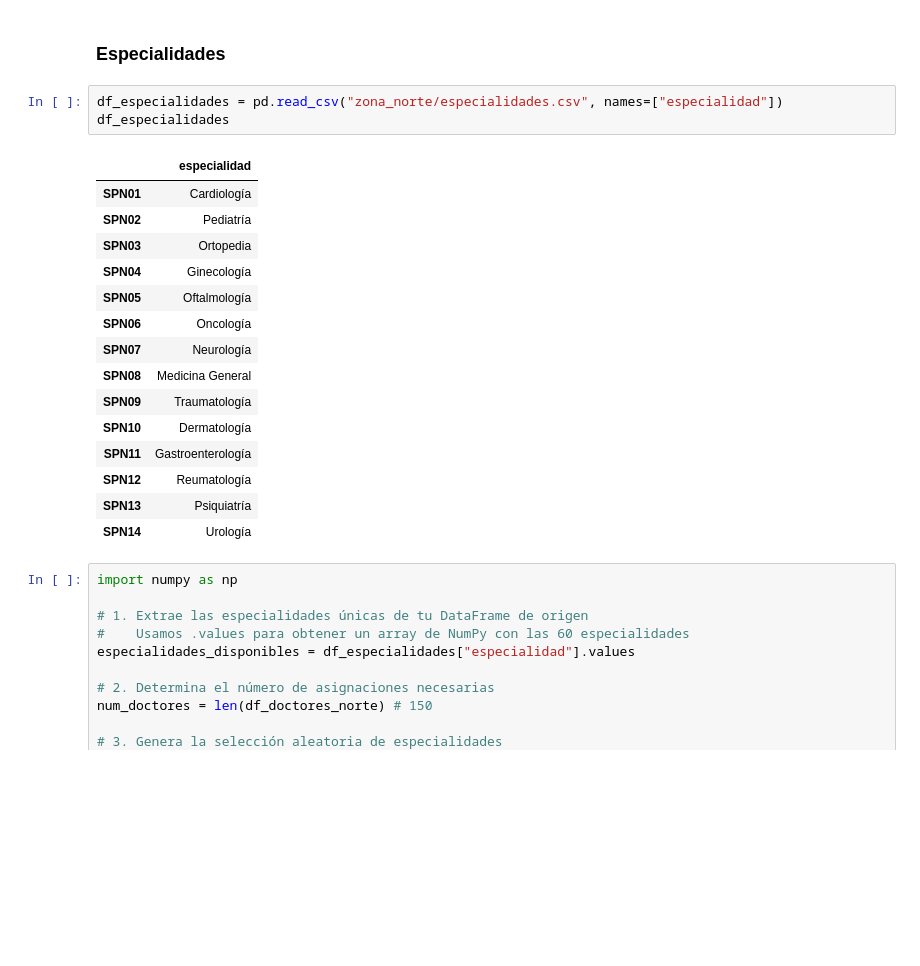
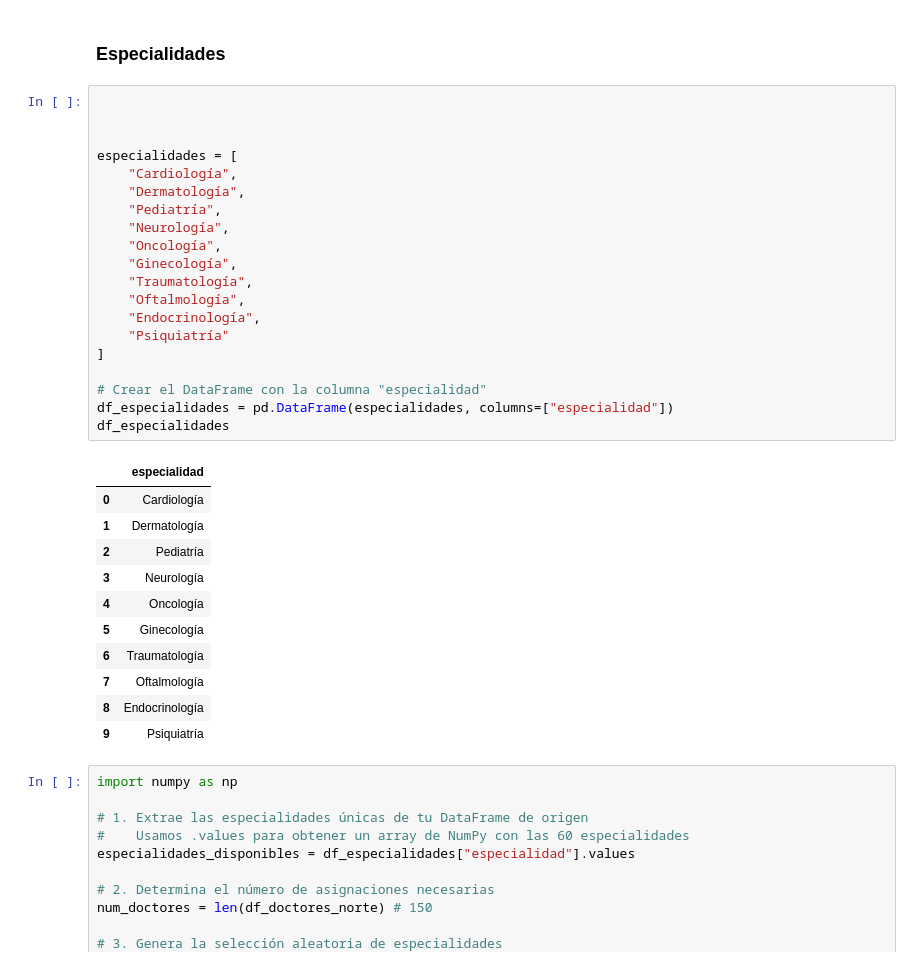
Before and after one commit to aldoSN003/almacenes-de-datos, a Jupyter notebook: Doctores.ipynb, the cells around one changed output. Drawn from its saved outputs; the diff is of its cells as text; blank space fills up the shorter version.

```diff
--- a/Doctores.ipynb
+++ b/Doctores.ipynb
@@ -299,24 +297,37 @@ df_doctores_norte
 # %% [markdown]
 ### Especialidades
 # %%
-df_especialidades = pd.read_csv("zona_norte/especialidades.csv", names=["especialidad"])
+
+
+
+especialidades = [
+    "Cardiología",
+    "Dermatología",
+    "Pediatría",
+    "Neurología",
+    "Oncología",
+    "Ginecología",
+    "Traumatología",
+    "Oftalmología",
+    "Endocrinología",
+    "Psiquiatría"
+]
+
+# Crear el DataFrame con la columna "especialidad"
+df_especialidades = pd.DataFrame(especialidades, columns=["especialidad"])
 df_especialidades
 # %% [output]
 |  | especialidad |
-| SPN01 | Cardiología |
-| SPN02 | Pediatría |
-| SPN03 | Ortopedia |
-| SPN04 | Ginecología |
-| SPN05 | Oftalmología |
-| SPN06 | Oncología |
-| SPN07 | Neurología |
-| SPN08 | Medicina General |
-| SPN09 | Traumatología |
-| SPN10 | Dermatología |
-| SPN11 | Gastroenterología |
-| SPN12 | Reumatología |
-| SPN13 | Psiquiatría |
-| SPN14 | Urología |
+| 0 | Cardiología |
+| 1 | Dermatología |
+| 2 | Pediatría |
+| 3 | Neurología |
+| 4 | Oncología |
+| 5 | Ginecología |
+| 6 | Traumatología |
+| 7 | Oftalmología |
+| 8 | Endocrinología |
+| 9 | Psiquiatría |
 # %%
 import numpy as np
 
```
Also changed, not shown: parts of 23 cells of this notebook, 20 other files.
